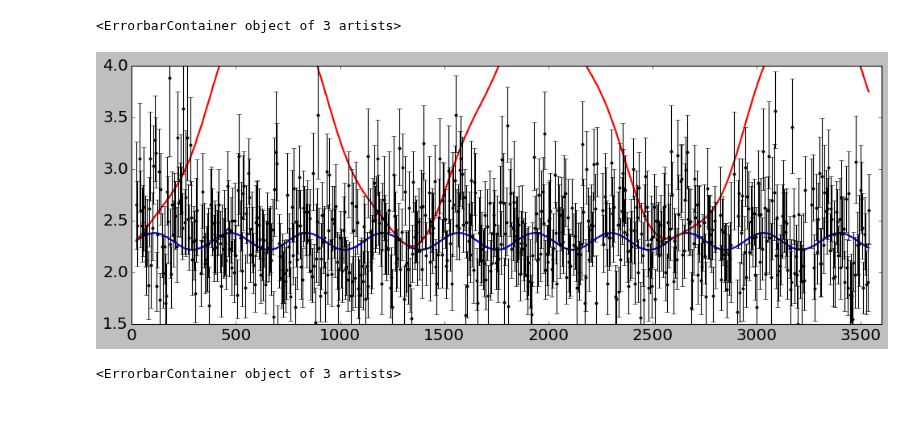
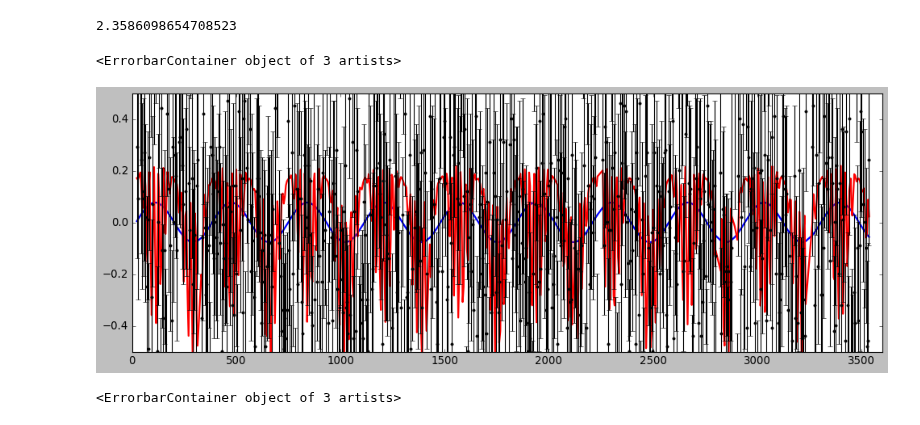
Before and after one commit to SaeedAnsarifard/NeuMod, a Jupyter notebook: Tutorial_ULDM.ipynb, the cells around one changed output. Cells and saved outputs as stored; diff of their text form; code cells hidden in the pictures.

```diff
--- a/Tutorial_ULDM.ipynb
+++ b/Tutorial_ULDM.ipynb
@@ -36,12 +38,12 @@ data = np.loadtxt('./Data/modulation_data.txt')
 param ={'SinT12'  : 0.308 ,
         'T13'  : 8.57,
         'mu1'  : 0.,
-        'mu2'  : 0.05,
+        'mu2'  : 0.02,
         'mu3'  : 0.  ,
-        'mdm'  : 5e-8 ,
-        'alpha': 0.  ,
-        'eps' : 0.  ,
-        'alpha_eps' : 0.  ,
+        'mdm'  : 1.089e-3 ,
+        'alpha': np.pi/2  ,
+        'eps' : 0.5  ,
+        'alpha_eps' : np.pi  ,
         'M12'  : 6.9e-5 }
 ULDM_signal_fraction = frame_predicted_total_signal.__getitem__(param)
 # %%
@@ -56,24 +58,28 @@ for i in range(len(time_bins)):
     bin_prediction_msw[i,0] = data[i,0]
     bin_prediction_uldm[i,1] = (1/np.sum(T_k)) * np.sum(T_k * ULDM_signal_fraction[cond])
     bin_prediction_uldm[i,0] = data[i,0]
+# %%
+print(np.mean(data[:,1]))
+# %% [output]
+2.3586098654708523
 # %%
 plt.figure(figsize=(15,5))
 plt.xlim(0,3600)
-plt.ylim(1.5,4)
+plt.ylim(-0.5,0.5)
 
 #plt.plot(frame_predicted_total_signal.time_weights[:,1], msw_signal_fraction, '-')
 #plt.plot(frame_predicted_total_signal.time_weights[:,1], ULDM_signal_fraction, '-')
 
 plt.plot(bin_prediction_msw[:,0], bin_prediction_msw[:,1],lw=2,ls='-',color='b')
 
 
 plt.plot(bin_prediction_uldm[:,0], bin_prediction_uldm[:,1], lw=2,ls='-',color='r')
 
 
-plt.errorbar(data[:,0], data[:,1], np.array((data[:,3],data[:,2])), fmt='k.')
+plt.errorbar(data[:,0], data[:,1] - np.mean(data[:,1]), np.array((data[:,3],data[:,2])), fmt='k.')
 # %% [output]
 <ErrorbarContainer object of 3 artists>
-[figure, old version]
+[figure, new version]
 # %%
 plt.figure(figsize=(12,4))
 plt.xlim(0,1)
```
Also changed, not shown: parts of 2 cells of this notebook, 1 other file.
